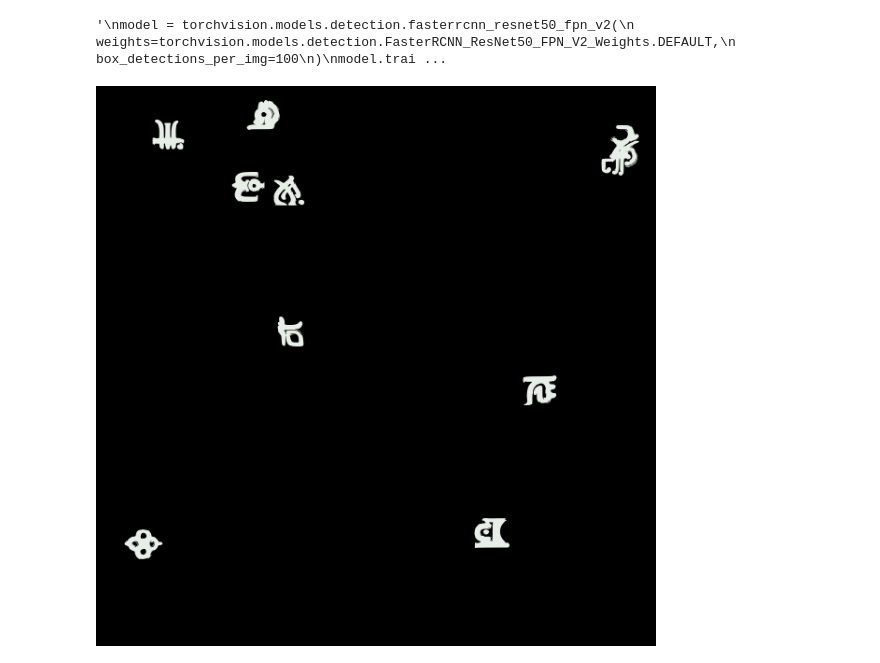
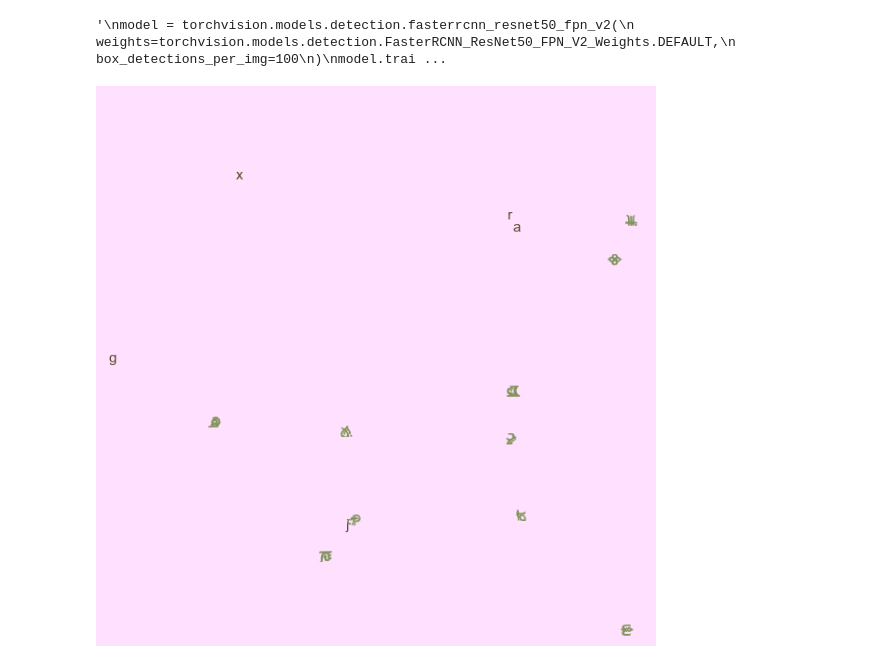
Before and after one commit to Ak0da/SoulGlyphRecognition, a Jupyter notebook: Create_Training_Set.ipynb, the cells around one changed output. Drawn from its saved outputs; the diff is of its cells as text; code cells hidden in the pictures.

```diff
--- a/Create_Training_Set.ipynb
+++ b/Create_Training_Set.ipynb
@@ -46,14 +54,11 @@ def displayCoords(image, coords):
 
     display(imageCopy)
 # %%
-def createImage(pixelSize=(600,600), symbols=[], font=None, yBaseOffset=0,angle=0,seed=0) -> Image:
+def createImage(pixelSize=(600,600), labels=[], nPerturbs=5, font=None, yBaseOffset=0,angle=0,seed=0) -> Image:
     random.seed(seed)
 
+
     info = {'boxes' : [], 'labels' : []}
-
-    if font == None:
-        font = ImageFont.truetype("meiryo.ttc", 40)
-
     padding = 5
 
     foreground=(random.randrange(256),random.randrange(256),random.randrange(256), 255)
@@ -70,7 +75,32 @@ def createImage(pixelSize=(600,600), symbols=[], font=None, yBaseOffset=0,angle=
 
     draw1 = ImageDraw.Draw(image1)
 
-    for symbol in symbols:
+
+    perturb_font = ImageFont.truetype("arial.ttf", baseFontSize)
+    perturb_foreground=(random.randrange(256),random.randrange(256),random.randrange(256), 255)
+    perturbs = [alphabet[random.randrange(len(alphabet))] for i in range(nPerturbs)]
+
+    #Draw perturbations
+    for perturb in perturbs:
+        x0,y0,width,height = perturb_font.getbbox(perturb)
+
+        fontSize = baseFontSize
+        randXOffset = random.randrange(pixelSize[0] - fontSize)
+        randYOffset = random.randrange(pixelSize[1] - fontSize)
+        fontOffsetX = randXOffset
+        fontOffsetY = yBaseOffset*fontSize + randYOffset
+        draw1.text((fontOffsetX,fontOffsetY), perturb, perturb_foreground, font=perturb_font)
+        info['boxes'].append([
+            randXOffset-padding,
+            fontOffsetY-padding,
+            randXOffset+width+padding,
+            fontOffsetY+height+padding
+        ])
+        info['labels'].append(0) #0 is for background
+
+    #Draw Glyphs
+    for label in labels:
+        symbol = alphabet[label]
         x0,y0,width,height = font.getbbox(symbol)
 
         fontSize = baseFontSize
@@ -85,6 +115,8 @@ def createImage(pixelSize=(600,600), symbols=[], font=None, yBaseOffset=0,angle=
             randXOffset+width+padding,
             fontOffsetY+height+padding
         ])
+        info['labels'].append(label+1) #0 is for background
+
 
 
     sampling = Image.Resampling.BICUBIC
@@ -96,13 +128,15 @@ def createImage(pixelSize=(600,600), symbols=[], font=None, yBaseOffset=0,angle=
     return image_rot, info
 # %%
 img_test,_ = createImage(
-    symbols=alphabet[:10],
-    font=ImageFont.truetype("./Fonts/SoulGlyph.ttf", 40),
-    seed=11
+    labels=[0,1,2,3,4,5,6,7,8,9],
+    nPerturbs=5,
+    font=ImageFont.truetype("./Fonts/SoulGlyph.ttf", 15),
+    yBaseOffset=0.0,
+    seed=13
 )
 
 display(img_test)
 
 #img_test.save("./Test_Pictures/Test1.jpeg")
 # %% [output]
-[figure, old version]
+[figure, new version]
```
Also changed, not shown: parts of 7 cells of this notebook, 4 other files.
